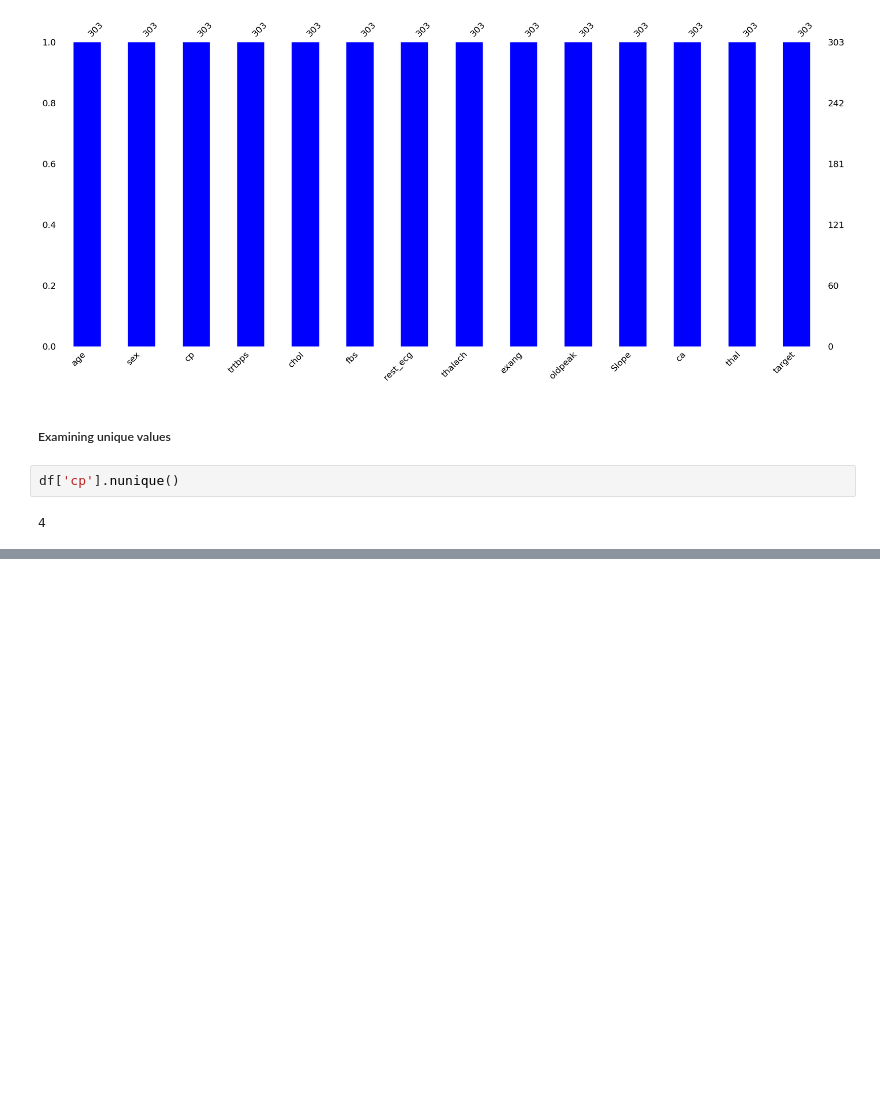
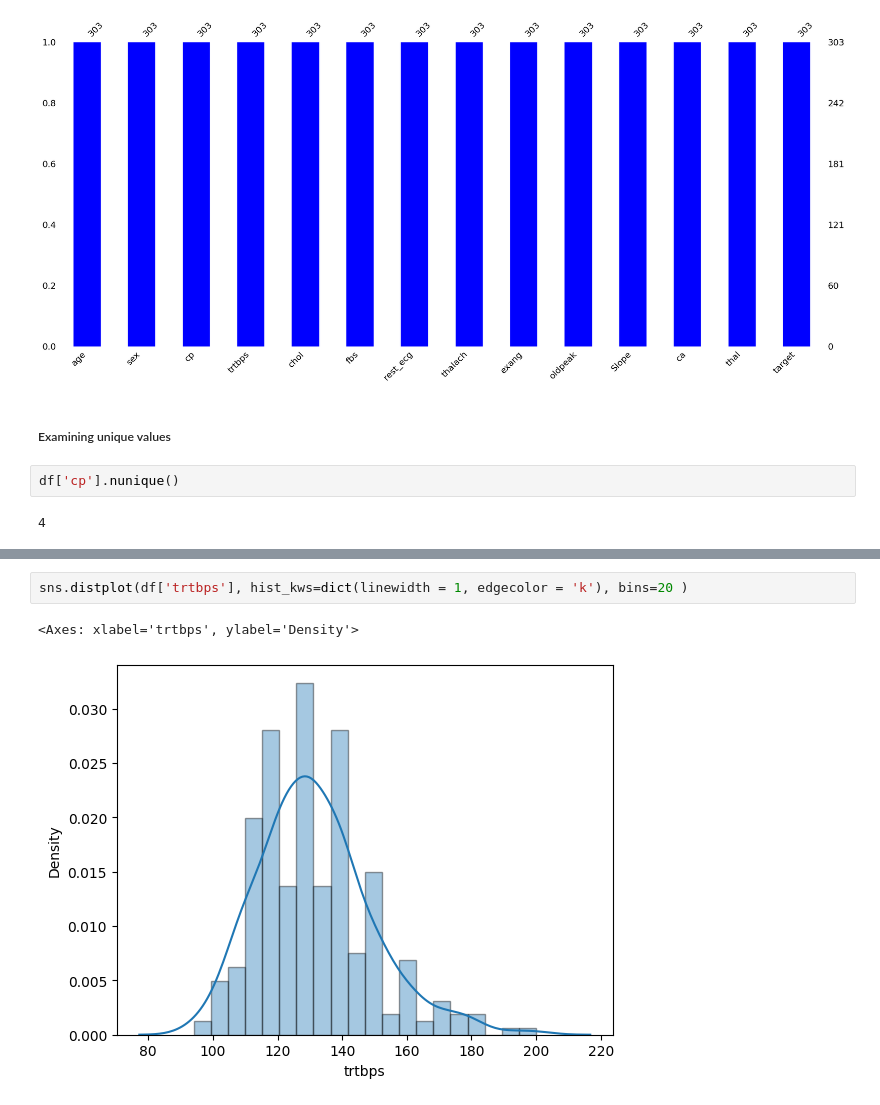
Before and after one commit to Shreya-khandelwal/Heart-Attack-Prediction-Analysis, a Jupyter notebook: code.ipynb, the cells around one changed output, grey strips where cells are left out. Saved outputs shown, nothing was run; the diff lists cells and outputs as text; blank space fills up the shorter version.

```diff
--- a/code.ipynb
+++ b/code.ipynb
@@ -157,0 +226,5 @@ df['cp'].nunique()
+# %%
+sns.distplot(df['trtbps'], hist_kws=dict(linewidth = 1, edgecolor = 'k'), bins=20 )
+# %% [output]
+<Axes: xlabel='trtbps', ylabel='Density'>
+[figure, added]
```
Also changed, not shown: parts of 14 cells of this notebook.
